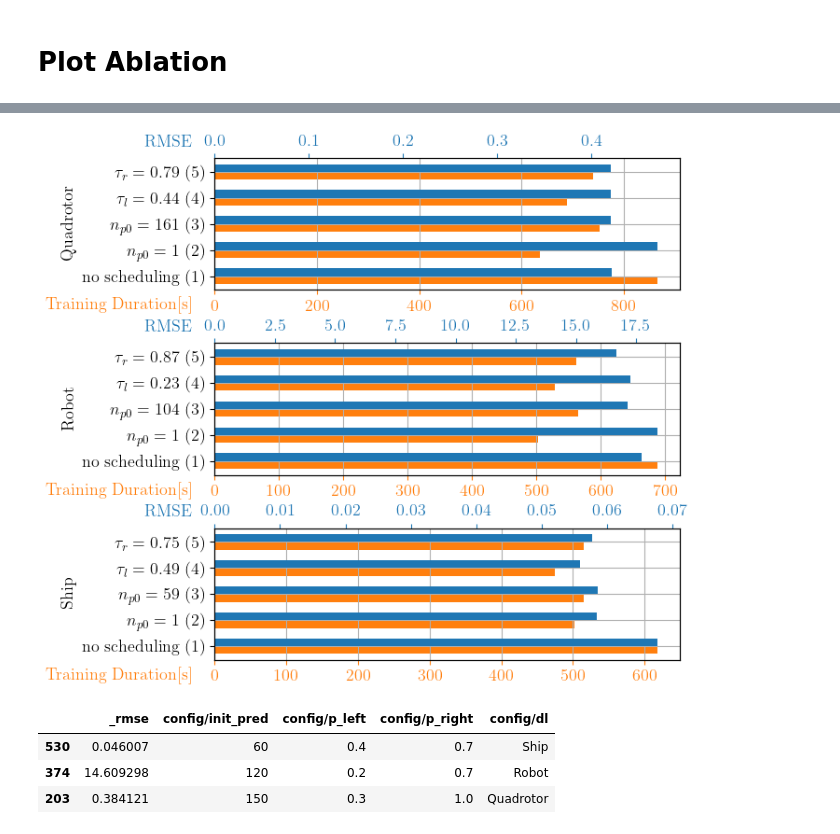
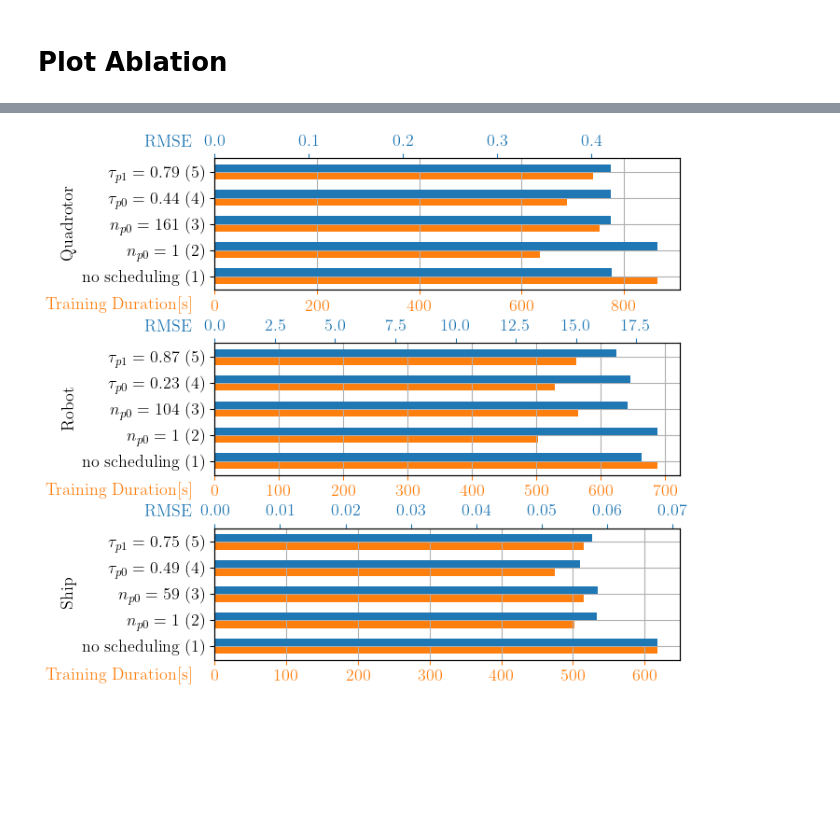
Before and after one commit to daniel-om-weber/fransys_supplement, a Jupyter notebook: 5_P4B_Plots.ipynb, the cells around one changed output, grey strips where cells are left out. Cells and saved outputs as stored; diff of their text form; code cells hidden in the pictures; blank space fills up the shorter version.

```diff
--- a/5_P4B_Plots.ipynb
+++ b/5_P4B_Plots.ipynb
@@ -344,4 +309,7 @@ df_subset
 # %%
+groups = ['config/dl','config/size','config/ablation']
+clms = ['config/init_pred', 'config/p_left', 'config/p_right','_rmse','time_total_s']
+
 fig, axes = plt.subplots(3, 1, figsize=(7, 6))
 
 palette = sns.color_palette()
@@ -354,55 +322,48 @@ size = 'medium'
 
 for i,dl in enumerate(dls):
     # Filtering data for the current dataset
-    df_flt = df_abl_plot[(df_abl_plot['config/dl'] == dl)]
-
-    df_subset=df_ablation[(df_ablation['config/size'] == size) & (df_ablation['config/dl'] == dl)].sort_values('config/ablation').groupby(groups,as_index=False).median().reset_index()
+    df_subset = df_ablation[(df_ablation['config/size'] == size) & (df_ablation['config/dl'] == dl)] \
+        .sort_values('config/ablation') \
+        .groupby(groups, as_index=False)[clms].median() \
+        .reset_index()
 
     scheduling_methods=[
        r'no scheduling (1)',
        r'$n_{p0}=1$ (2)',
        r'$n_{p0}='+ str(int(df_subset.iloc[2]['config/init_pred'].copy())) +'$ (3)',
-       rf"$\tau_l={df_subset.iloc[3]['config/p_left']:0.2f}$ (4)",
-       rf"$\tau_r={df_subset.iloc[4]['config/p_right']:0.2f}$ (5)"
+       rf"$\tau_{{p0}}={df_subset.iloc[3]['config/p_left']:0.2f}$ (4)",
+       rf"$\tau_{{p1}}={df_subset.iloc[4]['config/p_right']:0.2f}$ (5)"
     ]
     bar_positions = np.arange(len(scheduling_methods))
 
     # RMSE bars
     ax_rmse = axes[i].twiny()  # Creating a twin x-axis for RMSE on top
     ax_rmse.barh(bar_positions + bar_width/2, df_subset['_rmse'], height=bar_width, color=color_rmse, label='RMSE')
     # ax_rmse.set_xlabel('RMSE', color=color_rmse)
     ax_rmse.tick_params(axis='x', colors=color_rmse)
     ax_rmse.text(-0.05, 1.12, 'RMSE', transform=ax_rmse.transAxes, color=color_rmse, va='center', ha='right')
 
     # Training Speed bars
     ax_train_speed = axes[i]
     ax_train_speed.barh(bar_positions - bar_width/2, df_subset['time_total_s'], height=bar_width, color=color_train_speed, label='Training Duration[s]')
     # ax_train_speed.set_xlabel('Training Duration[s]', color=color_train_speed)
     ax_train_speed.tick_params(axis='x', colors=color_train_speed)
     ax_train_speed.text(-0.05, -0.12, 'Training Duration[s]', transform=ax_train_speed.transAxes, color=color_train_speed, va='center', ha='right')
 
     # Setting the y-axis labels and chart title
     axes[i].set_yticks(bar_positions)
     axes[i].set_yticklabels(scheduling_methods)
     axes[i].grid()
 
     axes[i].set_ylabel(dl)
     # axes[i].yaxis.set_label_position("right")
 
 
 # Adding a legend
 handles_rmse, labels_rmse = ax_rmse.get_legend_handles_labels()
 handles_train_speed, labels_train_speed = ax_train_speed.get_legend_handles_labels()
 
 plt.tight_layout(pad=0.3)
 plt.savefig('P4B_ablation.pdf')
 # %% [output]
-[figure, old version]
+[figure, new version]
-# %%
-best_runs = df_med.loc[df_med.groupby(config)._rmse.idxmin()].sort_values(config,ascending=False)
-best_runs[important_columns]
-# %% [output]
-|  | _rmse | config/init_pred | config/p_left | config/p_right | config/dl |
-| 530 | 0.046007 | 60 | 0.4 | 0.7 | Ship |
-| 374 | 14.609298 | 120 | 0.2 | 0.7 | Robot |
-| 203 | 0.384121 | 150 | 0.3 | 1.0 | Quadrotor |
```
Also changed, not shown: parts of 12 cells of this notebook, 5 other files.
